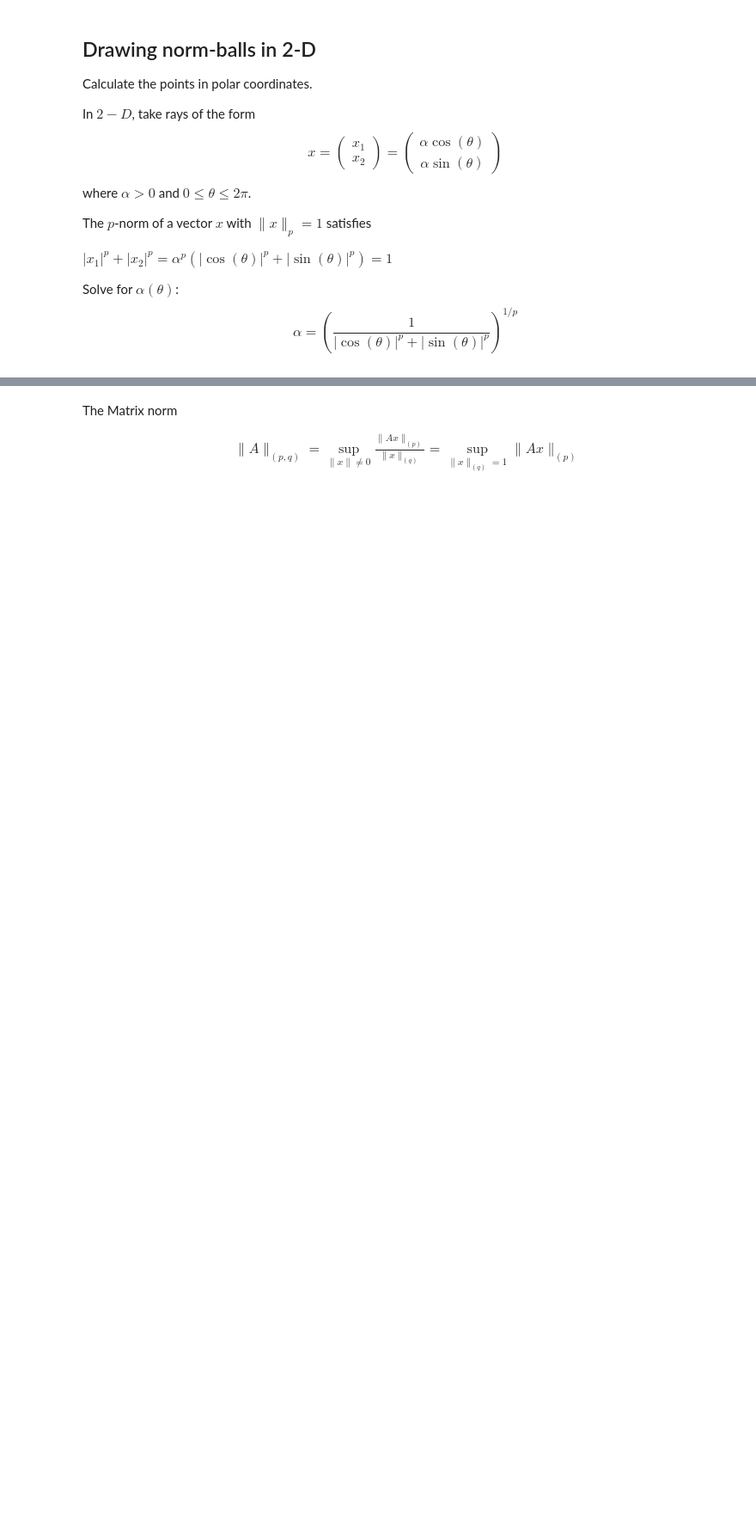
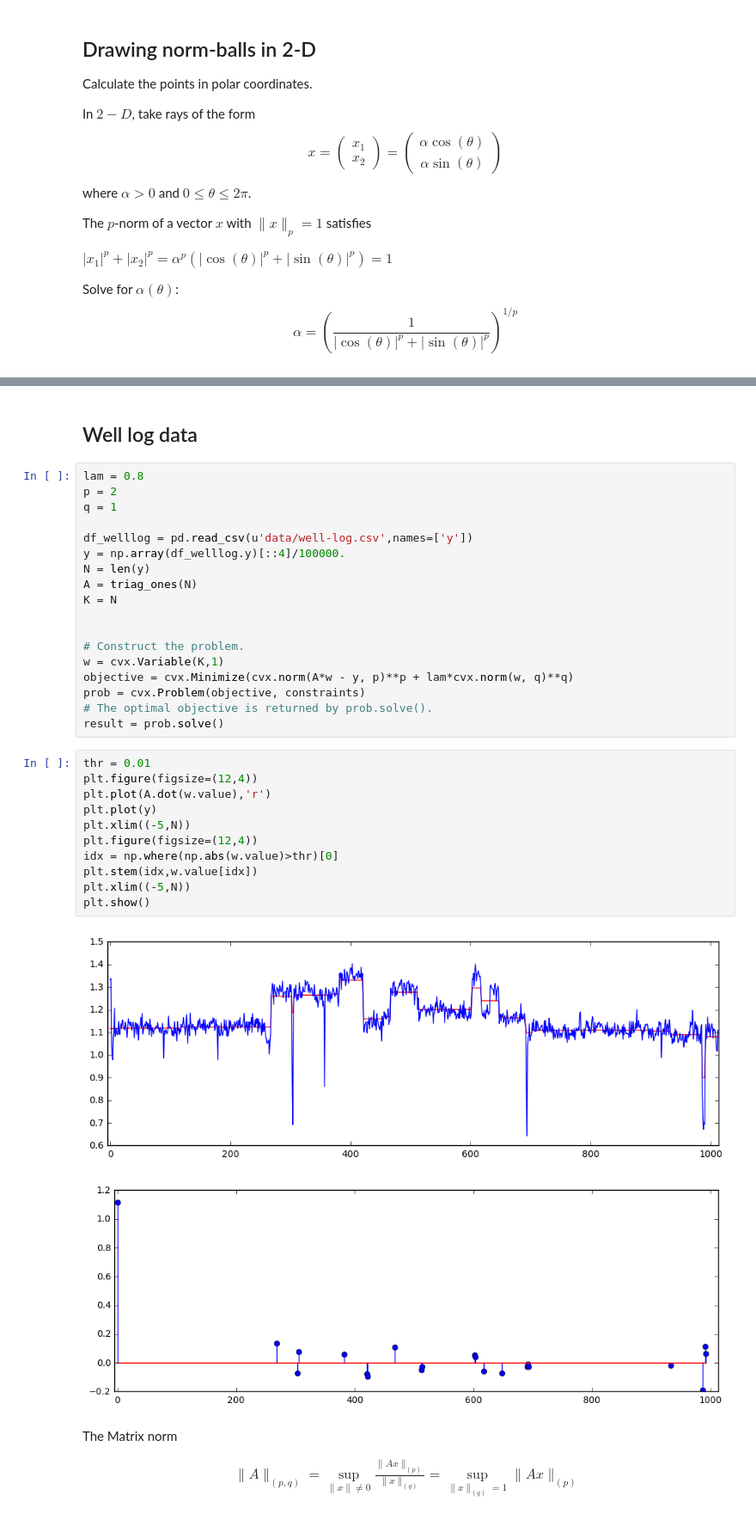
Before and after one commit to atcemgil/notes, a Jupyter notebook: RobustRegression.ipynb, the cells around one changed output, grey strips where cells are left out. Shown at 86% size. Saved outputs shown, nothing was run; the diff lists cells and outputs as text; blank space fills up the shorter version.

```diff
--- a/RobustRegression.ipynb
+++ b/RobustRegression.ipynb
@@ -495,3 +488,37 @@ plt.show()
+# %% [markdown]
+## Well log data
+# %%
+lam = 0.8
+p = 2
+q = 1
+
+df_welllog = pd.read_csv(u'data/well-log.csv',names=['y'])
+y = np.array(df_welllog.y)[::4]/100000.
+N = len(y)
+A = triag_ones(N)
+K = N
+
+
+# Construct the problem.
+w = cvx.Variable(K,1)
+objective = cvx.Minimize(cvx.norm(A*w - y, p)**p + lam*cvx.norm(w, q)**q)
+prob = cvx.Problem(objective, constraints)
+# The optimal objective is returned by prob.solve().
+result = prob.solve()
+# %%
+thr = 0.01
+plt.figure(figsize=(12,4))
+plt.plot(A.dot(w.value),'r')
+plt.plot(y)
+plt.xlim((-5,N))
+plt.figure(figsize=(12,4))
+idx = np.where(np.abs(w.value)>thr)[0]
+plt.stem(idx,w.value[idx])
+plt.xlim((-5,N))
+plt.show()
+# %% [output]
+[figure, added]
+[figure, added]
 # %% [markdown]
 The Matrix norm
 
```
Also changed, not shown: parts of 6 cells of this notebook, 3 other files.
